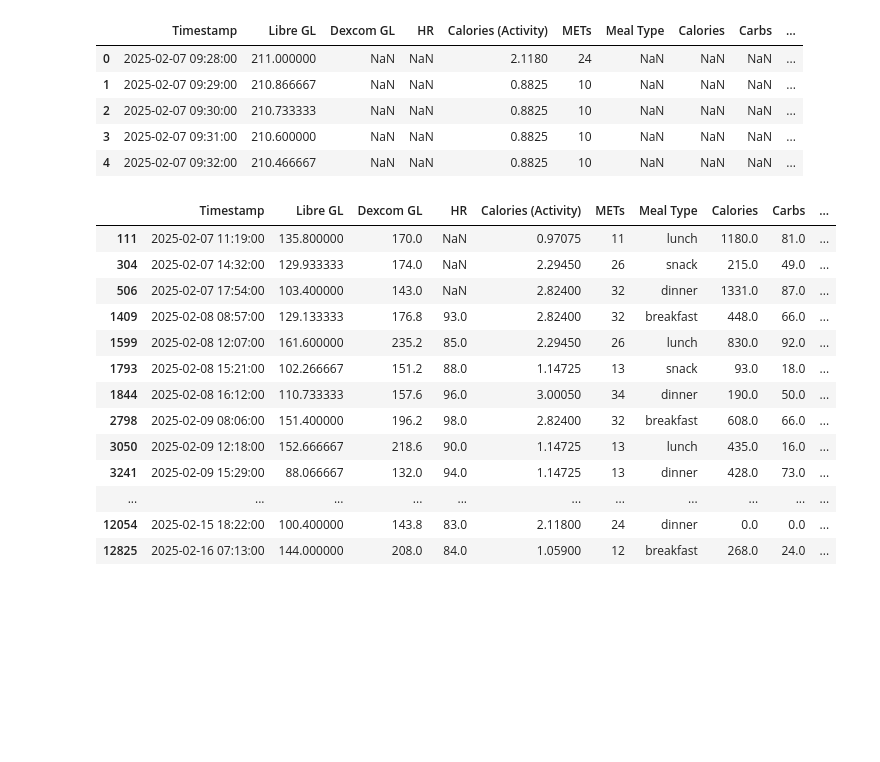
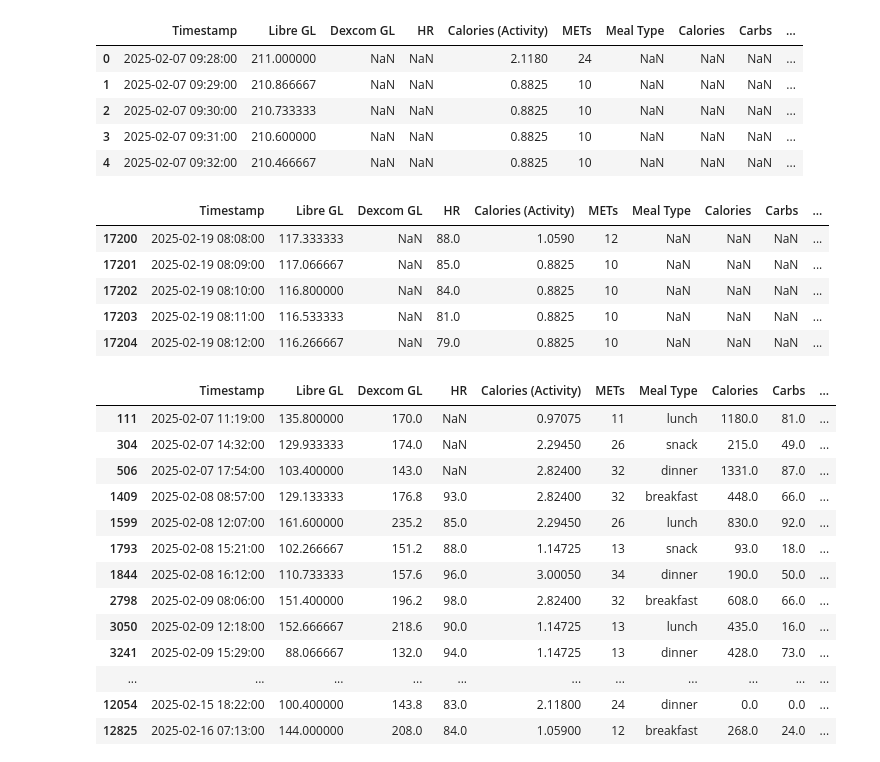
Before and after one commit to mtang24/macros, a Jupyter notebook: data/nb.ipynb, the cells around one changed output. Saved outputs shown, nothing was run; the diff lists cells and outputs as text; code cells hidden in the pictures; blank space fills up the shorter version.

```diff
--- a/data/nb.ipynb
+++ b/data/nb.ipynb
@@ -4,16 +4,16 @@ import numpy as np
 import plotly.express as px
 # %%
 # Read microbes.csv
-df_microbes = pd.read_csv(r'c:\Users\micha\Downloads\CGMacros_dateshifted365\CGMacros\microbes.csv')
+df_microbes = pd.read_csv('microbes.csv')
 
 # Read gut_health_test.csv
-df_gut = pd.read_csv(r'c:\Users\micha\Downloads\CGMacros_dateshifted365\CGMacros\gut_health_test.csv')
+df_gut = pd.read_csv('gut_health_test.csv')
 
 # Read CGMacros-039.csv
-df_macro039 = pd.read_csv(r'c:\Users\micha\Downloads\CGMacros_dateshifted365\CGMacros\CGMacros-039\CGMacros-039.csv')
+df_macro039 = pd.read_csv('CGMacros-039\CGMacros-039.csv')
 
 # Read bio.csv
-df_bio = pd.read_csv(r'c:\Users\micha\Downloads\CGMacros_dateshifted365\CGMacros\bio.csv')
+df_bio = pd.read_csv('bio.csv')
 # %%
 df_microbes.head()
 # %% [output]
@@ -74,6 +84,15 @@ df_macro039.head()
 | 2 | 2025-02-07 09:30:00 | 210.733333 | NaN | NaN | 0.8825 | 10 | NaN | NaN | NaN | ... |
 | 3 | 2025-02-07 09:31:00 | 210.600000 | NaN | NaN | 0.8825 | 10 | NaN | NaN | NaN | ... |
 | 4 | 2025-02-07 09:32:00 | 210.466667 | NaN | NaN | 0.8825 | 10 | NaN | NaN | NaN | ... |
+# %%
+df_macro039.tail()
+# %% [output]
+|  | Timestamp | Libre GL | Dexcom GL | HR | Calories (Activity) | METs | Meal Type | Calories | Carbs | ... |
+| 17200 | 2025-02-19 08:08:00 | 117.333333 | NaN | 88.0 | 1.0590 | 12 | NaN | NaN | NaN | ... |
+| 17201 | 2025-02-19 08:09:00 | 117.066667 | NaN | 85.0 | 0.8825 | 10 | NaN | NaN | NaN | ... |
+| 17202 | 2025-02-19 08:10:00 | 116.800000 | NaN | 84.0 | 0.8825 | 10 | NaN | NaN | NaN | ... |
+| 17203 | 2025-02-19 08:11:00 | 116.533333 | NaN | 81.0 | 0.8825 | 10 | NaN | NaN | NaN | ... |
+| 17204 | 2025-02-19 08:12:00 | 116.266667 | NaN | 79.0 | 0.8825 | 10 | NaN | NaN | NaN | ... |
 # %%
 df_macro039_clean = df_macro039.dropna(subset=df_macro039.columns[6:])
 df_macro039_clean
```
Also changed, not shown: parts of 1 cell of this notebook, 3 other files.
